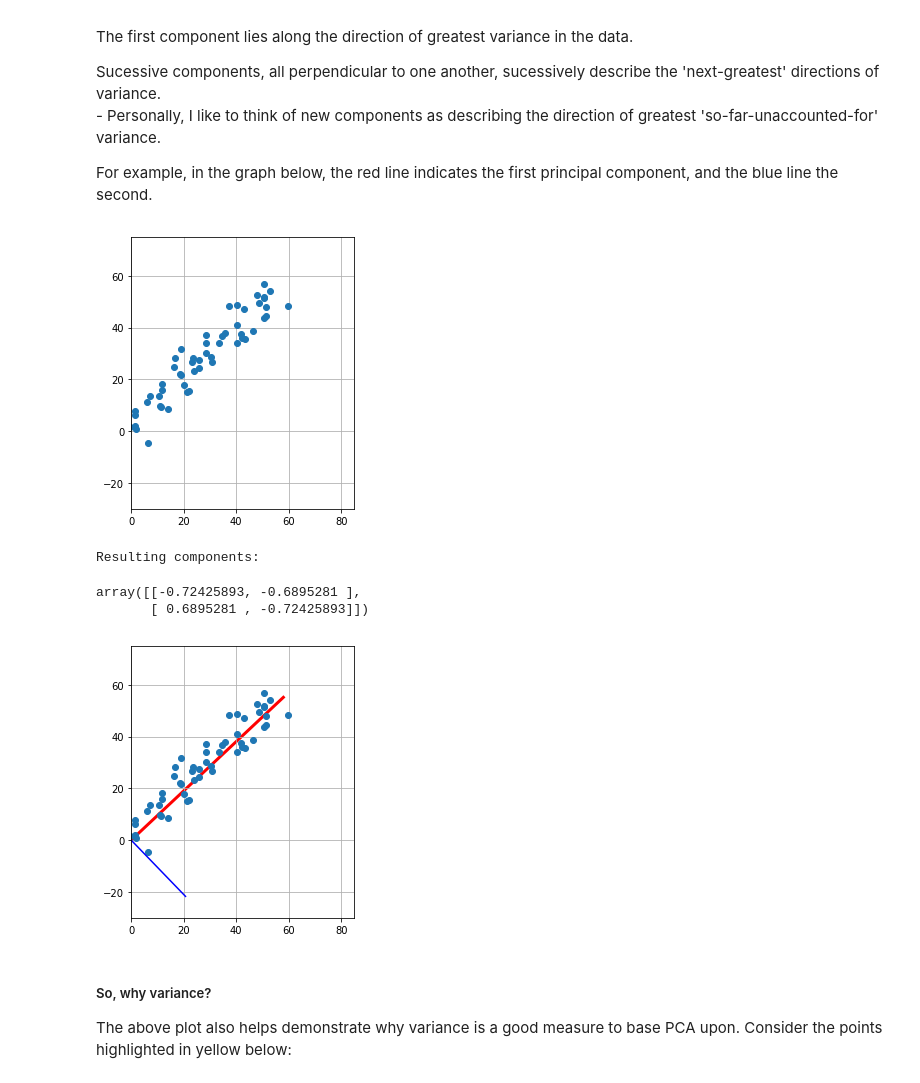
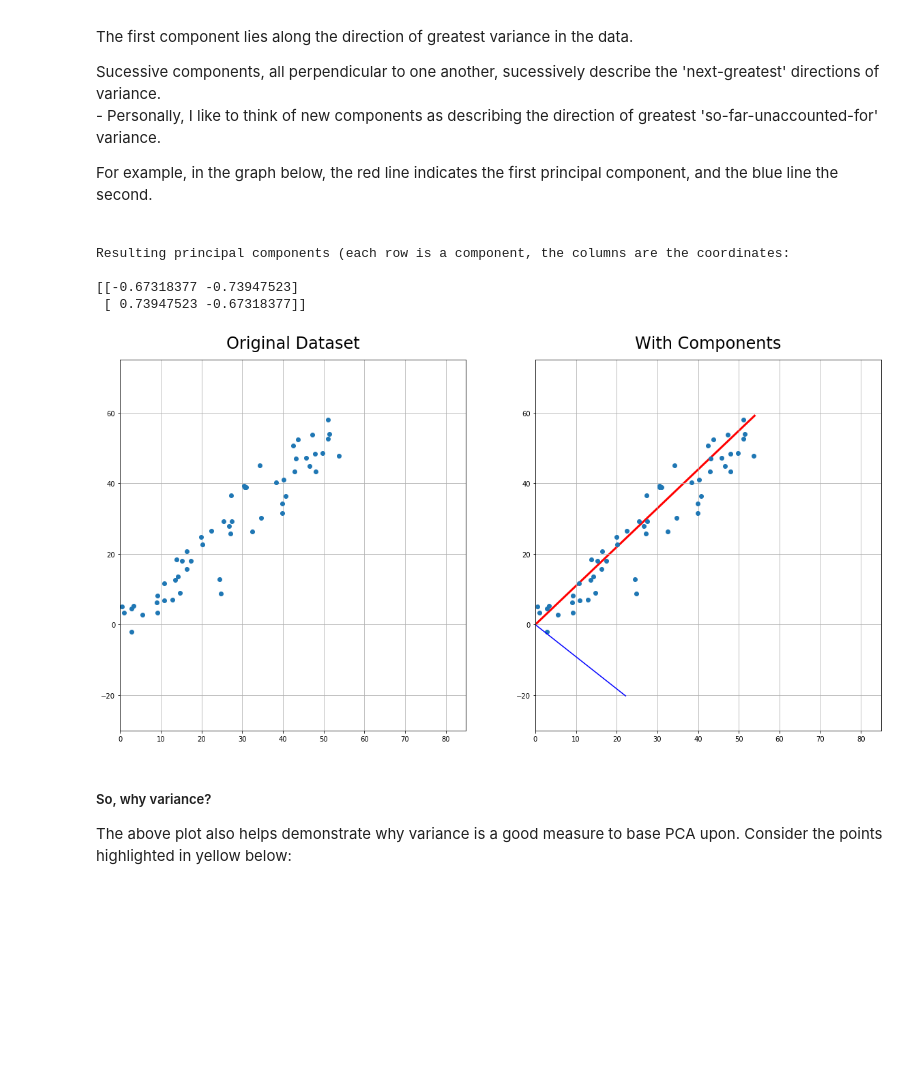
Before and after one commit to avikbmohan/IndependentDataAnalysis, a Jupyter notebook: MathTutorials/PCA.ipynb, the cells around one changed output. Cells and saved outputs as stored; diff of their text form; code cells hidden in the pictures; blank space fills up the shorter version.

```diff
--- a/MathTutorials/PCA.ipynb
+++ b/MathTutorials/PCA.ipynb
@@ -166,38 +168,38 @@ base_data = np.arange(1,56,1)
 example = np.zeros([55,2])
 example[:,0] = base_data + 4*np.random.randn(55)
 example[:, 1] = base_data + 4*np.random.randn(55)
-
-# Plot the line
-fig, ax = plt.subplots(figsize=(4,5))
-ax.set_xlim(0, 85)
-ax.set_ylim(-30, 75)
-ax.scatter(example[:,0], example[:,1], zorder=2)
-ax.grid()
-plt.show()
-# %% [output]
-[figure, removed]
-# %%
-# Do quick PCA
-pca = PCA(n_components=2)
-res = pca.fit_transform(example)
-print("Resulting components:")
-pca.components_
-# %% [output]
-Resulting components:
-array([[-0.72425893, -0.6895281 ],
-       [ 0.6895281 , -0.72425893]])
+# %% [markdown]
+<a id='PCA'>
 # %%
+# Plot the line
+fig, (ax1, ax2) = plt.subplots(1, 2, figsize=(20,10))
+ax1.set_xlim(0, 85)
+ax1.set_ylim(-30, 75)
+ax1.scatter(example[:,0], example[:,1], zorder=2)
+ax1.grid()
+ax1.set_title("Original Dataset", fontsize=24, y=1.02)
+
+# Do quick PCA
+pca = PCA(n_components=2)
+res = pca.fit_transform(example)
+print("Resulting principal components (each row is a component, the columns are the coordinates:\n")
+print(pca.components_)
+
 #Plot
-fig, ax = plt.subplots(figsize=(4,5))
-ax.set_xlim(0, 85)
-ax.set_ylim(-30, 75)
-ax.scatter(example[:,0], example[:,1], zorder=2)
-ax.plot([0, -80*pca.components_[0][0]], [0, -80*pca.components_[0][1]], c='r', lw = 3, zorder=1)
-ax.plot([0, 30*pca.components_[1][0]], [0, 30*pca.components_[1][1]], c='b')
-ax.grid()
+ax2.set_xlim(0, 85)
+ax2.set_ylim(-30, 75)
+ax2.scatter(example[:,0], example[:,1], zorder=2)
+ax2.plot([0, -80*pca.components_[0][0]], [0, -80*pca.components_[0][1]], c='r', lw = 3, zorder=1)
+ax2.plot([0, 30*pca.components_[1][0]], [0, 30*pca.components_[1][1]], c='b')
+ax2.grid()
+ax2.set_title("With Components", fontsize=24, y=1.02)
 plt.show()
 # %% [output]
+Resulting principal components (each row is a component, the columns are the coordinates:
+
+[[-0.67318377 -0.73947523]
+ [ 0.73947523 -0.67318377]]
-[figure, old version]
+[figure, new version]
 # %% [markdown]
 ##### So, why variance?
 
```
Also changed, not shown: parts of 34 cells of this notebook.
